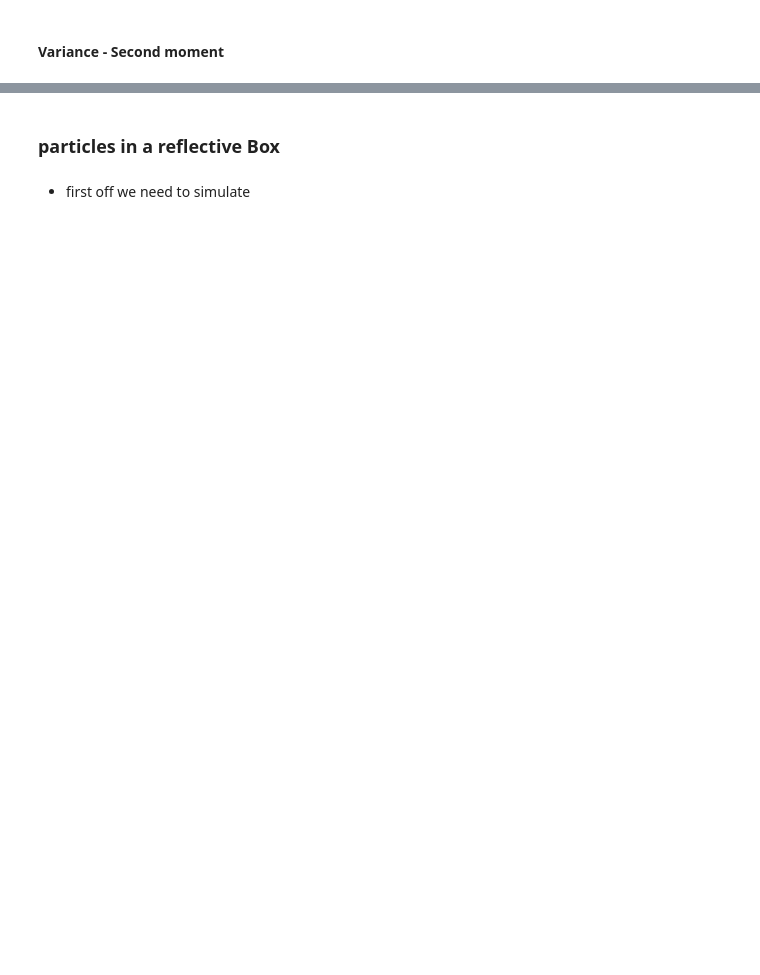
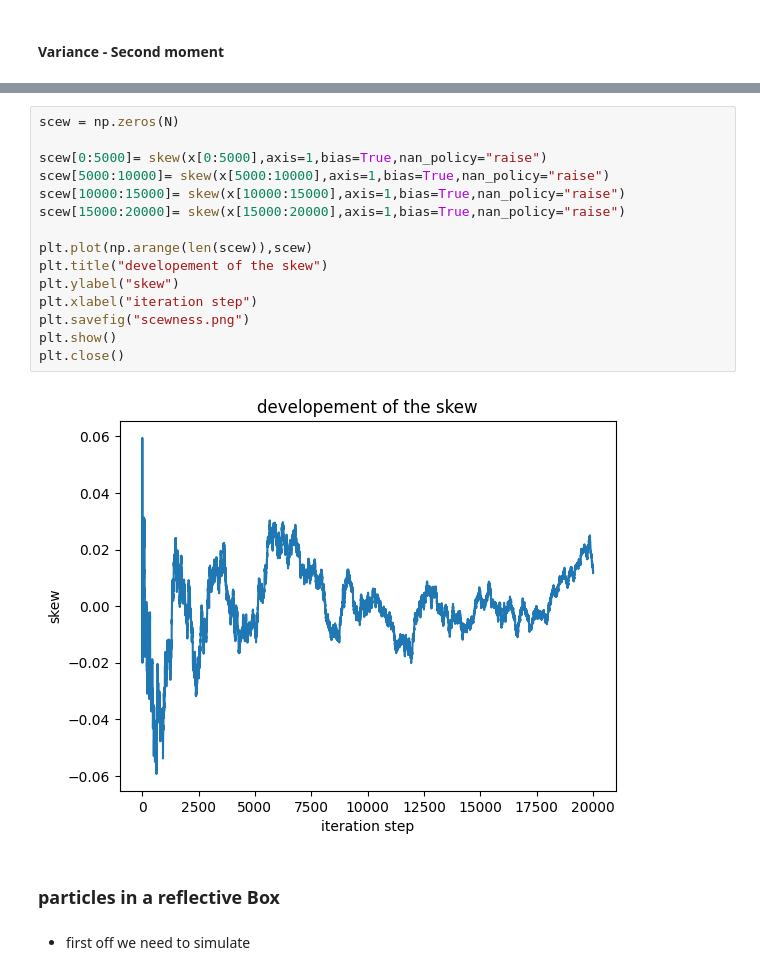
Before and after one commit to DominicNieder/Complex-Classical-Systems, a Jupyter notebook: Sheet05/sheet05-handin.ipynb, the cells around one changed output, grey strips where cells are left out. Drawn from its saved outputs; the diff is of its cells as text; blank space fills up the shorter version.

```diff
--- a/Sheet05/sheet05-handin.ipynb
+++ b/Sheet05/sheet05-handin.ipynb
@@ -123,3 +114,20 @@ plt.close()
+# %%
+scew = np.zeros(N)
+
+scew[0:5000]= skew(x[0:5000],axis=1,bias=True,nan_policy="raise")
+scew[5000:10000]= skew(x[5000:10000],axis=1,bias=True,nan_policy="raise")
+scew[10000:15000]= skew(x[10000:15000],axis=1,bias=True,nan_policy="raise")
+scew[15000:20000]= skew(x[15000:20000],axis=1,bias=True,nan_policy="raise")
+
+plt.plot(np.arange(len(scew)),scew)
+plt.title("developement of the skew")
+plt.ylabel("skew")
+plt.xlabel("iteration step")
+plt.savefig("scewness.png")
+plt.show()
+plt.close()
+# %% [output]
+[figure, added]
 # %% [markdown]
 ### particles in a reflective Box
 # %% [markdown]
```
Also changed, not shown: parts of 17 cells of this notebook.
